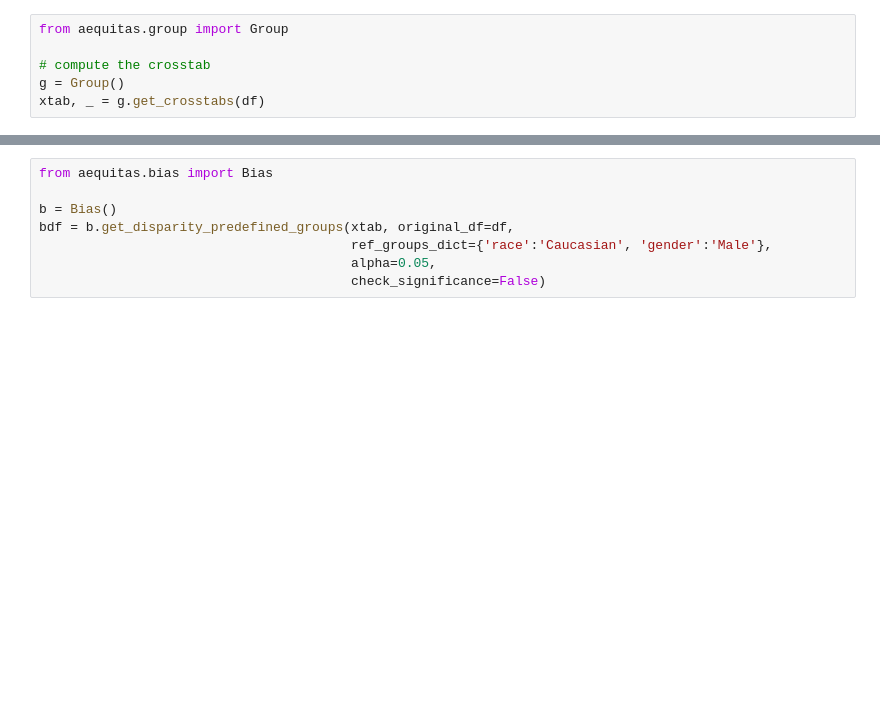
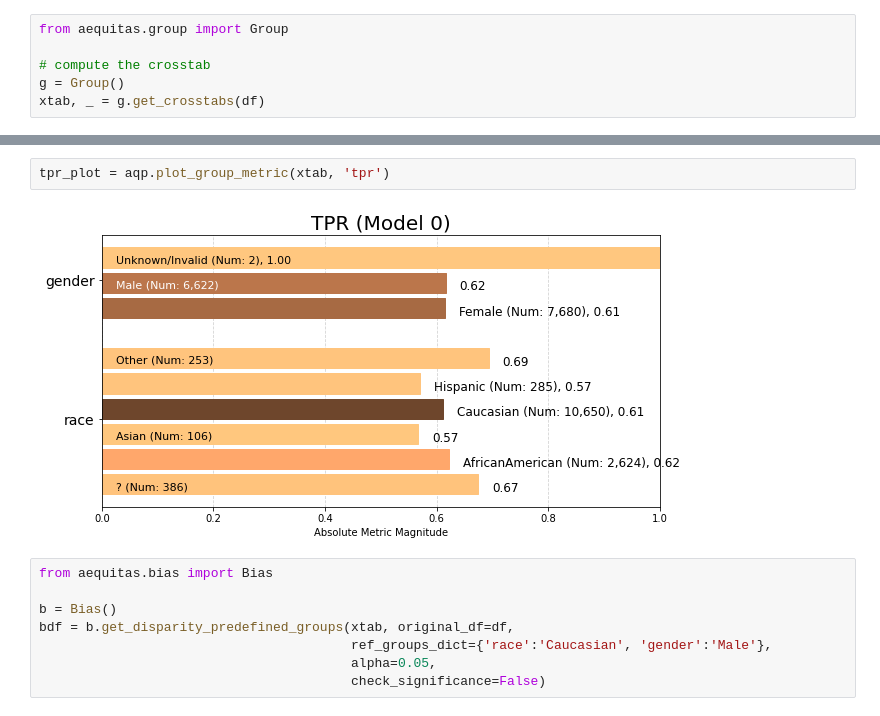
Before and after one commit to luigisaetta/uci-diabetes, a Jupyter notebook: project/starter_code/aequitas.ipynb, the cells around one changed output, grey strips where cells are left out. Saved outputs shown, nothing was run; the diff lists cells and outputs as text; blank space fills up the shorter version.

```diff
--- a/project/starter_code/aequitas.ipynb
+++ b/project/starter_code/aequitas.ipynb
@@ -76,3 +76,7 @@ fnr_plot = aqp.plot_group_metric(xtab, 'fnr')
+# %%
+tpr_plot = aqp.plot_group_metric(xtab, 'tpr')
+# %% [output]
+[figure, added]
 # %%
 from aequitas.bias import Bias
 
```
Also changed, not shown: parts of 8 cells of this notebook, 1 other file.
